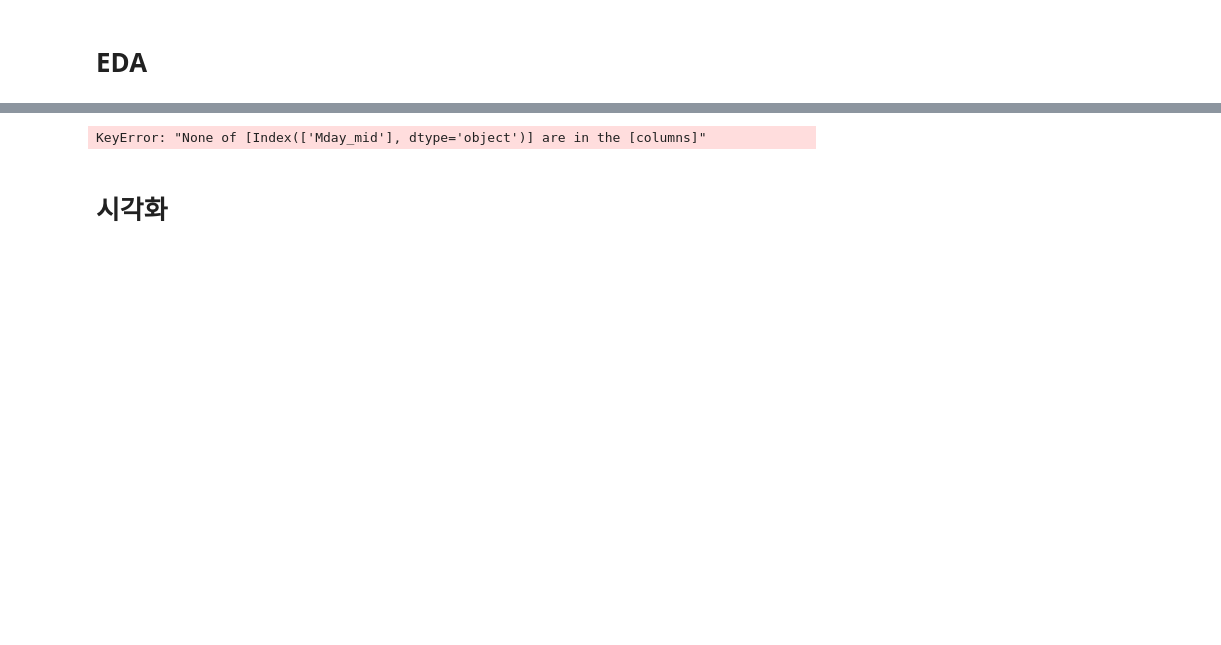
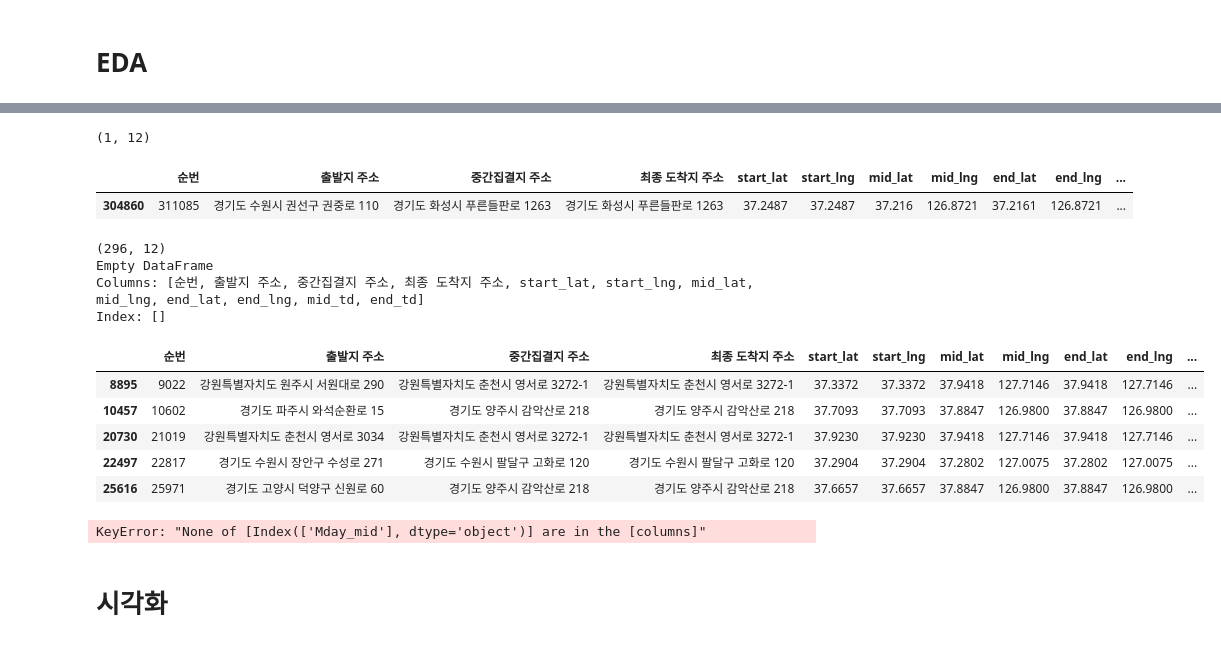
Before and after one commit to DSjayjang/Project, a Jupyter notebook: Crawling/EDA.ipynb, the cells around one changed output, grey strips where cells are left out. Saved outputs shown, nothing was run; the diff lists cells and outputs as text; code cells hidden in the pictures; blank space fills up the shorter version.

```diff
--- a/Crawling/EDA.ipynb
+++ b/Crawling/EDA.ipynb
@@ -167,0 +211,17 @@ df_temp[df_temp[df_temp.notna()]['mid_to_end'] > 3]
+# %%
+# 개별 / 중간집결 기한
+mid_solo = df_solo['중간집결 기한'].str.split('일', expand = True)
+mid_solo.columns = ['Mday_mid', 'Mhour_mid']
+mid_solo['Mday_mid'] = mid_solo['Mday_mid'].str.replace('0+', '').astype(int)
+mid_solo['Mhour_mid'] = mid_solo['Mhour_mid'].str.replace('시', '').astype(int)
+mid_solo['mid_td'] = (pd.to_timedelta(mid_solo['Mday_mid'], unit = 'D') + pd.to_timedelta(mid_solo['Mhour_mid'], unit = 'h'))
+
+# 개별 / 최종도착 기한
+end_solo = df_solo['최종도착 기한'].str.split('일', expand = True)
+end_solo.columns = ['Mday_end', 'Mhour_end']
+end_solo['Mday_end'] = end_solo['Mday_end'].str.replace('0+', '').astype(int)
+end_solo['Mhour_end'] = end_solo['Mhour_end'].str.replace('시', '').astype(int)
+end_solo['end_td'] = (pd.to_timedelta(end_solo['Mday_end'], unit = 'D') + pd.to_timedelta(end_solo['Mhour_end'], unit = 'h'))
+
+df_solo = pd.concat([df_solo, mid_solo, end_solo], axis = 1).drop(columns = ['중간집결 기한', '최종도착 기한', 'Mday_mid', 'Mhour_mid', 'Mday_end', 'Mhour_end'])
+print(df_solo.head(3))
@@ -168,3 +243,37 @@ df_temp[df_temp[df_temp.notna()]['mid_to_end'] > 3]
+# %%
+# (개별) 중간장소와 최종장소가 다른 경우?
+print(df_solo[(df_solo['mid_lat'] != df_solo['end_lat']) | (df_solo['mid_lng'] != df_solo['end_lng'])].shape)
+df_solo[(df_solo['mid_lat'] != df_solo['end_lat']) | (df_solo['mid_lng'] != df_solo['end_lng'])].head()
+# 2건
+# 거의 차이 없음. 무시가능
+# %% [output]
+(1, 12)
+|  | 순번 | 출발지 주소 | 중간집결지 주소 | 최종 도착지 주소 | start_lat | start_lng | mid_lat | mid_lng | end_lat | end_lng | ... |
+| 304860 | 311085 | 경기도 수원시 권선구 권중로 110 | 경기도 화성시 푸른들판로 1263 | 경기도 화성시 푸른들판로 1263 | 37.2487 | 37.2487 | 37.216 | 126.8721 | 37.2161 | 126.8721 | ... |
+# %%
+# (개별) 중간시간과 최종시간이 다른 경우?
+print(df_solo[df_solo['mid_td'] != df_solo['end_td']].shape)
+df_solo[df_solo['mid_td'] != df_solo['end_td']].head()
+# 296건
+
+# 중간장소와 최종장소도 다른가?
+df_temp = df_solo[df_solo['mid_td'] != df_solo['end_td']]
+print(df_temp[(df_temp['mid_lat'] != df_temp['end_lat']) | (df_temp['mid_lng'] != df_temp['end_lng'])])
+
+df_solo[df_solo['mid_td'] != df_solo['end_td']].head()
+# 결론
+# 중간장소와 최종장소는 모두 같은데, 도착시간이 다른 경우가 296건 있다.
+# %% [output]
+(296, 12)
+Empty DataFrame
+Columns: [순번, 출발지 주소, 중간집결지 주소, 최종 도착지 주소, start_lat, start_lng, mid_lat, mid_lng, end_lat, end_lng, mid_td, end_td]
+Index: []
+|  | 순번 | 출발지 주소 | 중간집결지 주소 | 최종 도착지 주소 | start_lat | start_lng | mid_lat | mid_lng | end_lat | end_lng | ... |
+| 8895 | 9022 | 강원특별자치도 원주시 서원대로 290 | 강원특별자치도 춘천시 영서로 3272-1 | 강원특별자치도 춘천시 영서로 3272-1 | 37.3372 | 37.3372 | 37.9418 | 127.7146 | 37.9418 | 127.7146 | ... |
+| 10457 | 10602 | 경기도 파주시 와석순환로 15 | 경기도 양주시 감악산로 218 | 경기도 양주시 감악산로 218 | 37.7093 | 37.7093 | 37.8847 | 126.9800 | 37.8847 | 126.9800 | ... |
+| 20730 | 21019 | 강원특별자치도 춘천시 영서로 3034 | 강원특별자치도 춘천시 영서로 3272-1 | 강원특별자치도 춘천시 영서로 3272-1 | 37.9230 | 37.9230 | 37.9418 | 127.7146 | 37.9418 | 127.7146 | ... |
+| 22497 | 22817 | 경기도 수원시 장안구 수성로 271 | 경기도 수원시 팔달구 고화로 120 | 경기도 수원시 팔달구 고화로 120 | 37.2904 | 37.2904 | 37.2802 | 127.0075 | 37.2802 | 127.0075 | ... |
+| 25616 | 25971 | 경기도 고양시 덕양구 신원로 60 | 경기도 양주시 감악산로 218 | 경기도 양주시 감악산로 218 | 37.6657 | 37.6657 | 37.8847 | 126.9800 | 37.8847 | 126.9800 | ... |
 # %%
 # 중간집결과 최종도착 장소가 같고, 도착시간도 같은가?
 num1 = df_group[df_group['중간집결지 주소'] == df_group['최종 도착지 주소']].index.to_list()
```
Also changed, not shown: parts of 14 cells of this notebook.
